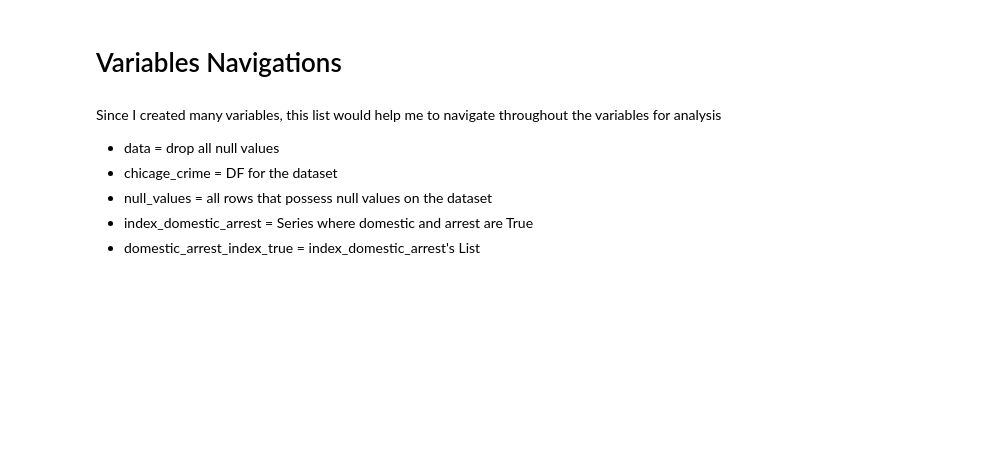
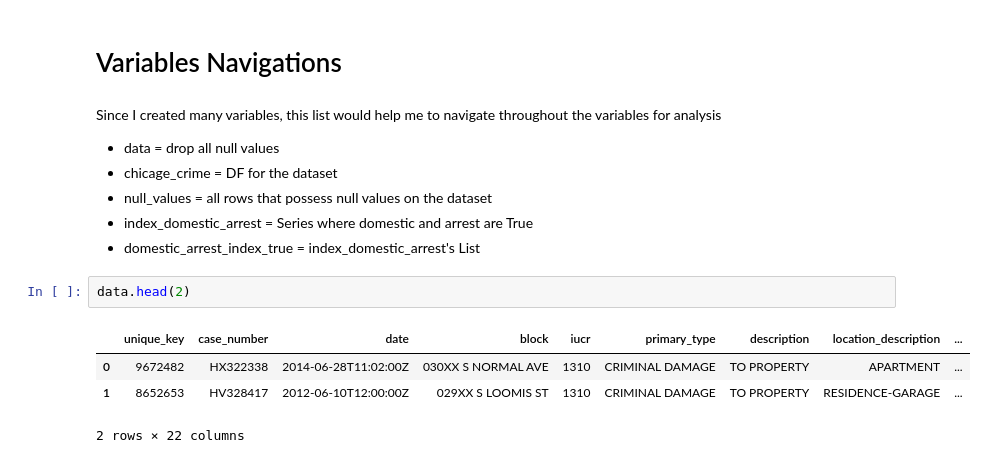
Before and after one commit to dwipaalfarisi/project-data-analysis, a Jupyter notebook: chicago_crime.ipynb, the cells around one changed output. Saved outputs shown, nothing was run; the diff lists cells and outputs as text; blank space fills up the shorter version.

```diff
--- a/chicago_crime.ipynb
+++ b/chicago_crime.ipynb
@@ -359,3 +287,10 @@ Since I created many variables, this list would help me to navigate throughout t
 - null_values = all rows that possess null values on the dataset
 - index_domestic_arrest = Series where domestic and arrest are True
 - domestic_arrest_index_true = index_domestic_arrest's List
+# %%
+data.head(2)
+# %% [output]
+|  | unique_key | case_number | date | block | iucr | primary_type | description | location_description | ... |
+| 0 | 9672482 | HX322338 | 2014-06-28T11:02:00Z | 030XX S NORMAL AVE | 1310 | CRIMINAL DAMAGE | TO PROPERTY | APARTMENT | ... |
+| 1 | 8652653 | HV328417 | 2012-06-10T12:00:00Z | 029XX S LOOMIS ST | 1310 | CRIMINAL DAMAGE | TO PROPERTY | RESIDENCE-GARAGE | ... |
+2 rows × 22 columns
```
Also changed, not shown: parts of 26 cells of this notebook.
